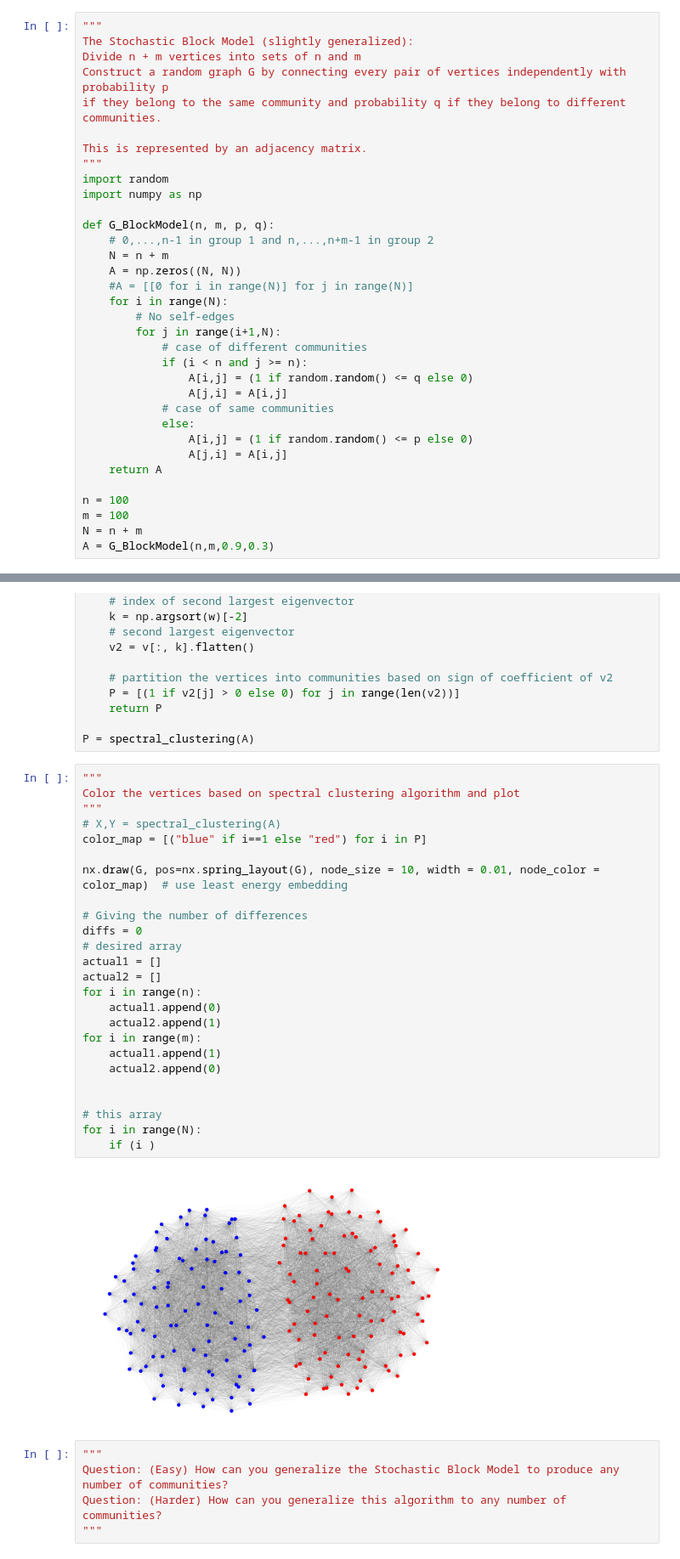
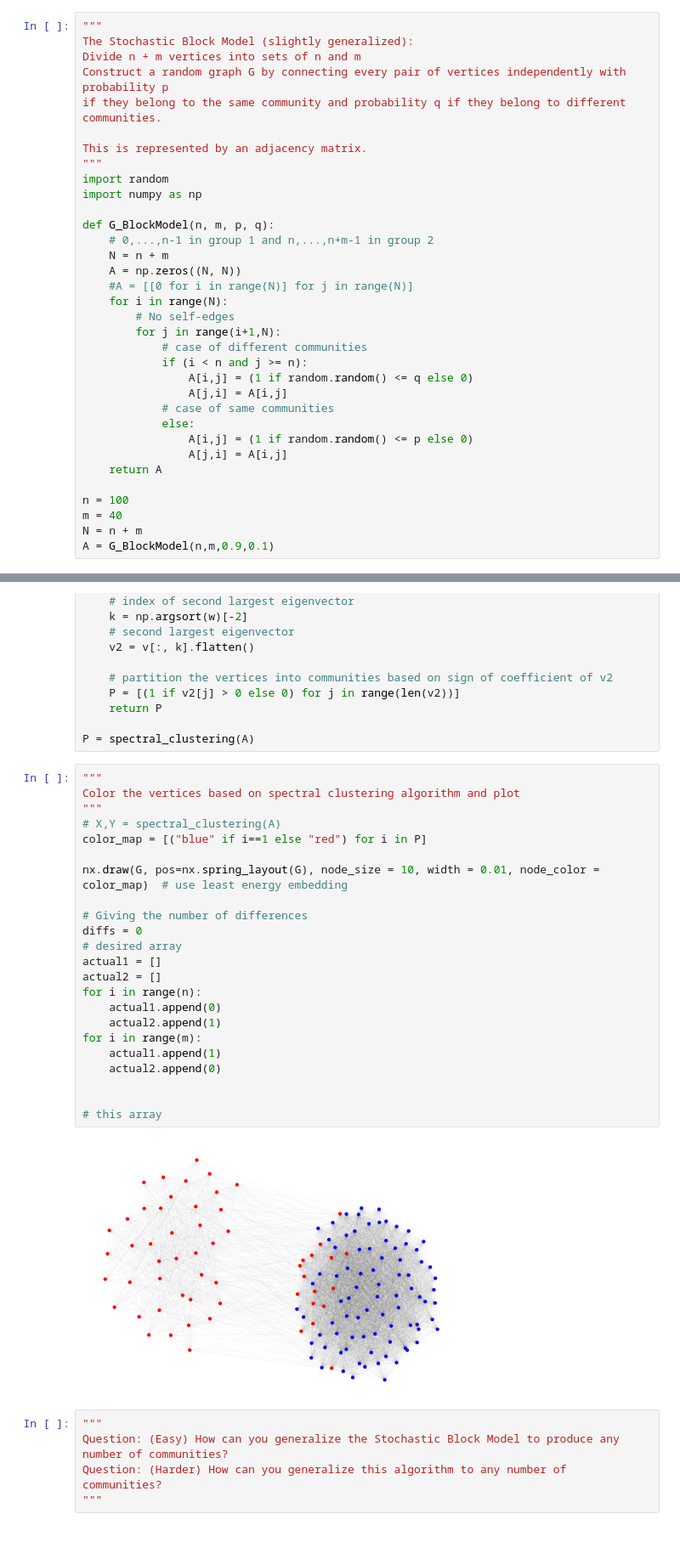
Before and after one commit to ArianNadjim/Tripods, a Jupyter notebook: PythonVershynin/SpectralClustering_StochasticBlock.ipynb, the cells around one changed output, grey strips where cells are left out. Shown at 85% size. Saved outputs shown, nothing was run; the diff lists cells and outputs as text.

```diff
--- a/PythonVershynin/SpectralClustering_StochasticBlock.ipynb
+++ b/PythonVershynin/SpectralClustering_StochasticBlock.ipynb
@@ -35,9 +35,9 @@ def G_BlockModel(n, m, p, q):
     return A
 
 n = 100
-m = 100
+m = 40
 N = n + m
-A = G_BlockModel(n,m,0.9,0.3)
+A = G_BlockModel(n,m,0.9,0.1)
 # %%
 
 """
@@ -89,30 +89,28 @@ P = spectral_clustering(A)
 # %%
 """
 Color the vertices based on spectral clustering algorithm and plot
 """
 # X,Y = spectral_clustering(A)
 color_map = [("blue" if i==1 else "red") for i in P]
 
 nx.draw(G, pos=nx.spring_layout(G), node_size = 10, width = 0.01, node_color = color_map)  # use least energy embedding
 
 # Giving the number of differences
 diffs = 0
 # desired array
 actual1 = []
 actual2 = []
 for i in range(n):
     actual1.append(0)
     actual2.append(1)
 for i in range(m):
     actual1.append(1)
     actual2.append(0)
 
 
 # this array
-for i in range(N):
-    if (i )
 # %% [output]
-[figure, old version]
+[figure, new version]
 # %%
 """
 Question: (Easy) How can you generalize the Stochastic Block Model to produce any number of communities?
```
Also changed, not shown: parts of 1 cell of this notebook, 2 other files.
